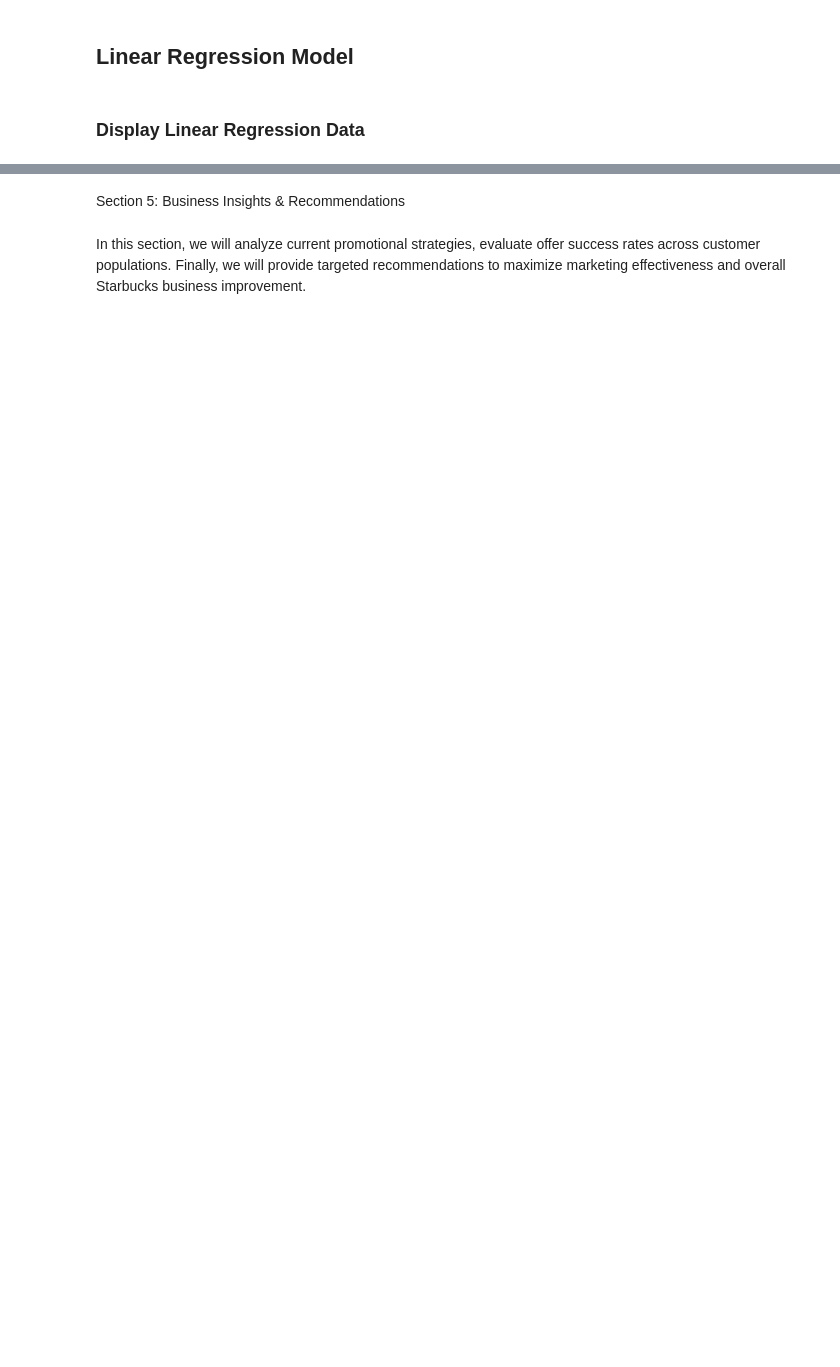
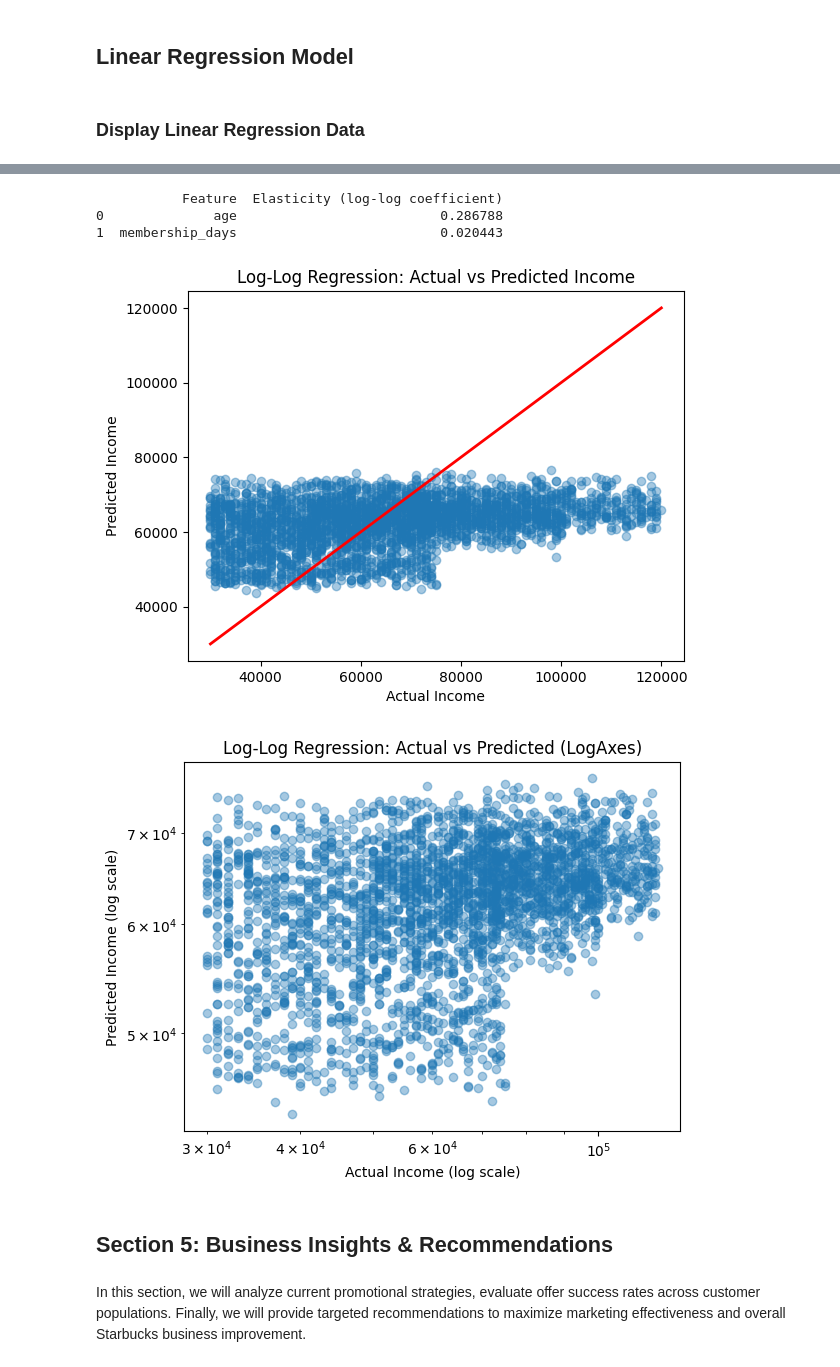
Before and after one commit to jar0987/2025FA_DSE200_MiniProject_StarbucksAnalysis, a Jupyter notebook: MiniProject_Starbucks_PhongLe_JakeRamirez.ipynb, the cells around one changed output, grey strips where cells are left out. Saved outputs shown, nothing was run; the diff lists cells and outputs as text; code cells hidden in the pictures; blank space fills up the shorter version.

```diff
--- a/MiniProject_Starbucks_PhongLe_JakeRamirez.ipynb
+++ b/MiniProject_Starbucks_PhongLe_JakeRamirez.ipynb
@@ -471,5 +698,34 @@ plt.show()
+# %%
+# Coefficients and quick visual
+
+coef_df = pd.DataFrame({'Feature': X.columns, 'Elasticity (log-log coefficient)': model.coef_})
+print(coef_df)
+
+import matplotlib.pyplot as plt
+plt.scatter(np.exp(y_test), y_pred, alpha=0.4)
+plt.plot([np.exp(y_test).min(), np.exp(y_test).max()],
+         [np.exp(y_test).min(), np.exp(y_test).max()],
+         color='red', linewidth=2)
+plt.xlabel("Actual Income")
+plt.ylabel("Predicted Income")
+plt.title("Log-Log Regression: Actual vs Predicted Income")
+plt.show()
+
+plt.scatter(np.exp(y_test), y_pred, alpha=0.4)
+plt.xscale('log')
+plt.yscale('log')
+plt.xlabel("Actual Income (log scale)")
+plt.ylabel("Predicted Income (log scale)")
+plt.title("Log-Log Regression: Actual vs Predicted (LogAxes)")
+plt.show()
+# %% [output]
+           Feature  Elasticity (log-log coefficient)
+0              age                          0.286788
+1  membership_days                          0.020443
+[figure, added]
+[figure, added]
 # %% [markdown]
-Section 5: Business Insights & Recommendations
+## Section 5: Business Insights & Recommendations
 # %% [markdown]
 In this section, we will analyze current promotional strategies, evaluate offer success rates across customer populations. Finally, we will provide targeted recommendations to maximize marketing effectiveness and overall Starbucks business improvement.
 # %% [markdown]
```
Also changed, not shown: parts of 20 cells of this notebook.
